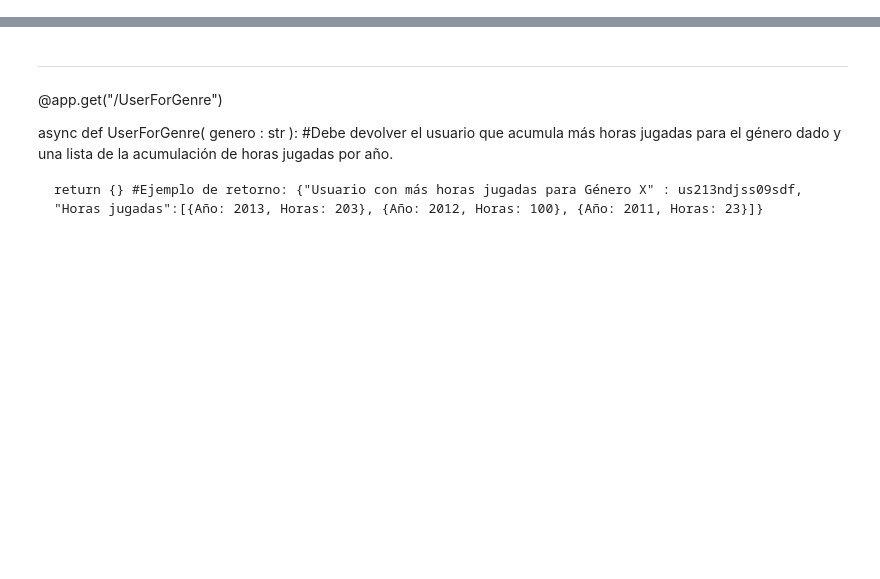
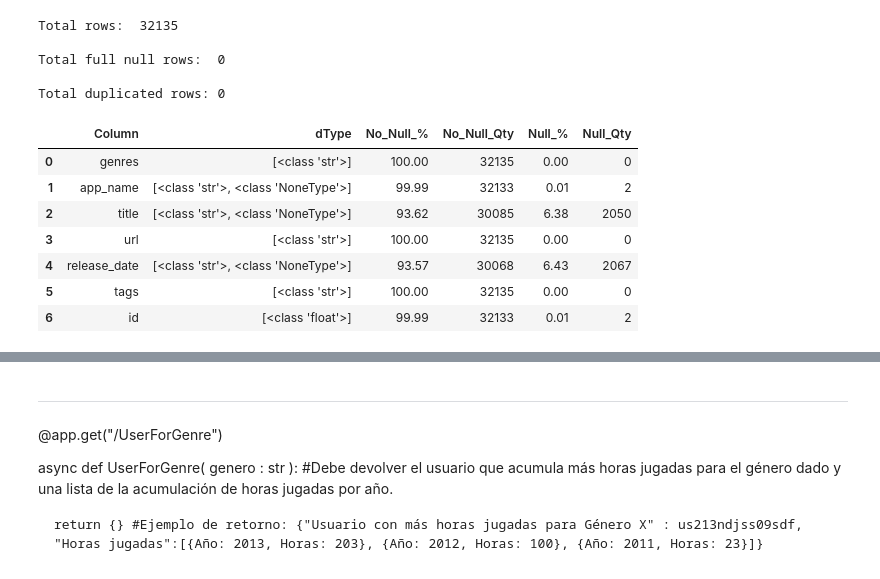
Before and after one commit to tDelbarco/PI_ML_OPS, a Jupyter notebook: ETL_&_EDA/user_for_genre.ipynb, the cells around one changed output, grey strips where cells are left out. Cells and saved outputs as stored; diff of their text form; code cells hidden in the pictures; blank space fills up the shorter version.

```diff
--- a/ETL_&_EDA/user_for_genre.ipynb
+++ b/ETL_&_EDA/user_for_genre.ipynb
@@ -7,0 +94,2 @@ df_ufg_1 = pd.read_json(r"../Datasets/steam_games.json/output_steam_games.json"
+# %%
+df_sg.drop(0,inplace=True)#borramos la unica columna que no poseia datos que quedaba
@@ -7,0 +103,16 @@ df_ufg_1 = pd.read_json(r"../Datasets/steam_games.json/output_steam_games.json"
+# %%
+etf.data_review(df_sg)
+# %% [output]
+Total rows:  32135
+
+Total full null rows:  0
+
+Total duplicated rows: 0
+|  | Column | dType | No_Null_% | No_Null_Qty | Null_% | Null_Qty |
+| 0 | genres | [<class 'str'>] | 100.00 | 32135 | 0.00 | 0 |
+| 1 | app_name | [<class 'str'>, <class 'NoneType'>] | 99.99 | 32133 | 0.01 | 2 |
+| 2 | title | [<class 'str'>, <class 'NoneType'>] | 93.62 | 30085 | 6.38 | 2050 |
+| 3 | url | [<class 'str'>] | 100.00 | 32135 | 0.00 | 0 |
+| 4 | release_date | [<class 'str'>, <class 'NoneType'>] | 93.57 | 30068 | 6.43 | 2067 |
+| 5 | tags | [<class 'str'>] | 100.00 | 32135 | 0.00 | 0 |
+| 6 | id | [<class 'float'>] | 99.99 | 32133 | 0.01 | 2 |
```
Also changed, not shown: parts of 41 cells of this notebook, 6 other files.
